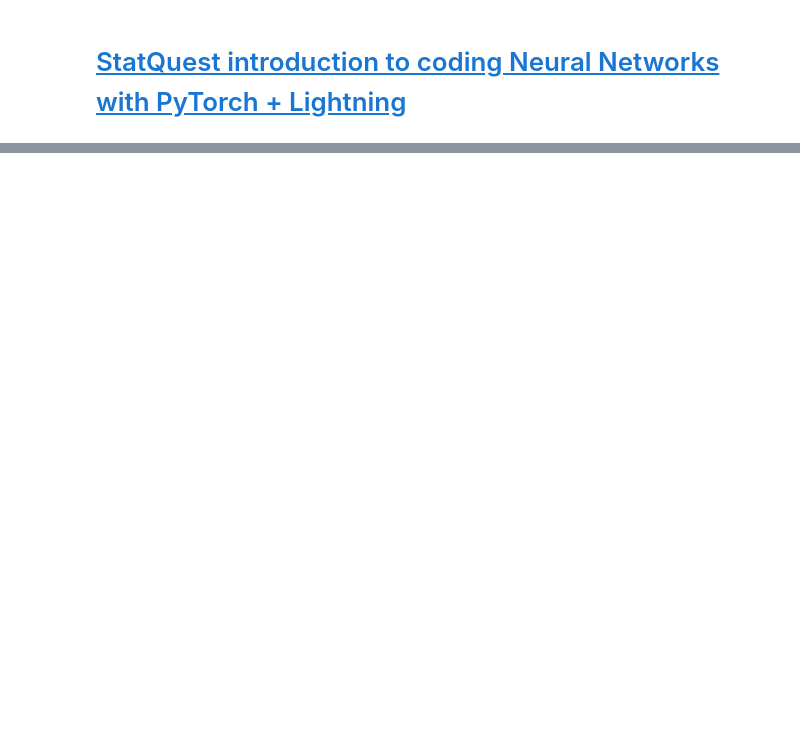
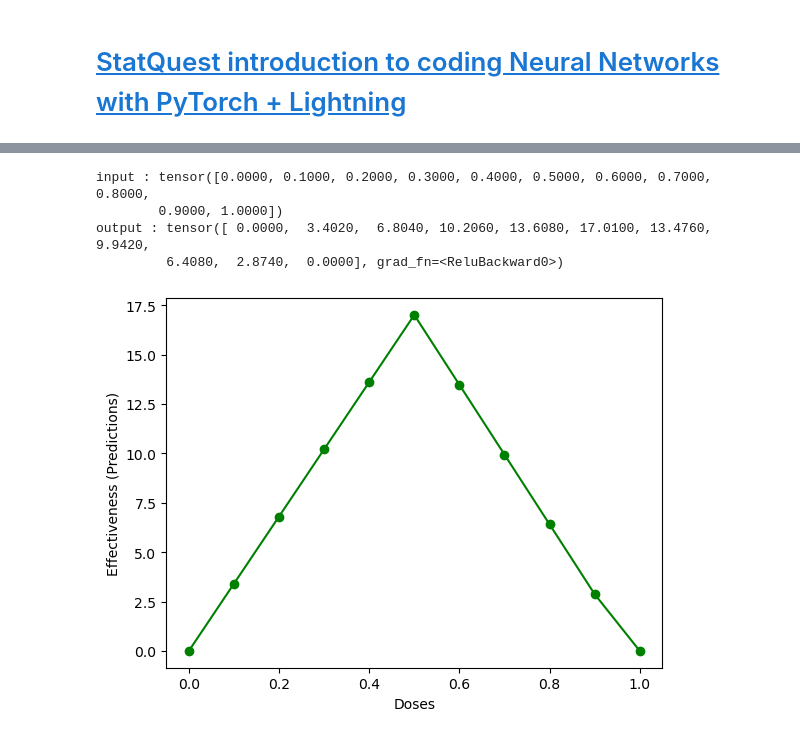
Before and after one commit to subratamondal1/Deep-Learning-with-PyTorch, a Jupyter notebook: statquest-deep-learning.ipynb, the cells around one changed output, grey strips where cells are left out. Saved outputs shown, nothing was run; the diff lists cells and outputs as text; code cells hidden in the pictures; blank space fills up the shorter version.

Commit message:
Kaggle Notebook | StatQuest Deep Learning | Version 2

```diff
--- a/statquest-deep-learning.ipynb
+++ b/statquest-deep-learning.ipynb
@@ -335,0 +406,62 @@ caused by: ['/opt/conda/lib/python3.10/site-packages/tensorflow_io/python/ops/li
+# %%
+class BasicLightning_train(L.LightningModule):
+    def __init__(self): # Initialization method for our new class i.e "BasicLightning"
+        super().__init__() # Calling the initialization method of the parent class i.e LightningModule
+
+        ### Set the Parameters (Weights & Biases)
+        self.w00 = nn.Parameter(data= torch.tensor(1.7), requires_grad=False)
+        self.b00 = nn.Parameter(data= torch.tensor(-0.85), requires_grad=False)
+        self.w01 = nn.Parameter(data= torch.tensor(-40.8), requires_grad=False)
+
+        self.w10 = nn.Parameter(data= torch.tensor(12.6), requires_grad=False)
+        self.b10 = nn.Parameter(data= torch.tensor(0.0), requires_grad=False)
+        self.w11 = nn.Parameter(data= torch.tensor(2.7), requires_grad=False)
+
+        # before
+        # self.final_bias = nn.Parameter(data=torch.tensor(-16.0), requires_grad=False)
+        # after
+        self.final_bias = nn.Parameter(data=torch.tensor(0.0), requires_grad=True)
+
+        # new
+        self.learning_rate = 0.01
+
+    ### Now we need to connect those PyTorch Parameters with Input, Activation Function & Output
+    ### In other words, we need a way to "make Forward Pass" through Neural Network that uses the weights & bias
+    ### that we have just initialized
+
+    def forward(self, inputs):
+        input_to_top_relu = inputs * self.w00 + self.b00
+        top_relu_output = F.relu(input_to_top_relu)
+        scaled_top_relu_output = top_relu_output * self.w01
+
+        input_to_bottom_relu = inputs * self.w10 + self.b10
+        bottom_relu_output = F.relu(input_to_bottom_relu)
+        scaled_bottom_relu_output = bottom_relu_output * self.w11
+
+        input_to_final_relu = (scaled_top_relu_output + scaled_bottom_relu_output + self.final_bias)
+
+        output = F.relu(input_to_final_relu)
+
+        return output
+
+# Make a quick test of our model (This is not the Training of Neural Network)
+input_doses = torch.linspace(start = 0, end = 1, steps = 11)
+print(f"input : {input_doses}")
+
+### Now, the idea is to pass these input_doses through our Neural Network "BasicNN"
+model = BasicLightning_train()
+
+# "model" calls the "forward" method by deafault
+output = model(input_doses)
+print(f"output : {output}")
+
+plt.plot(input_doses, output.detach(), color = "g", marker = "o")
+plt.xlabel("Doses")
+plt.ylabel("Effectiveness (Predictions)")
+plt.show()
+# %% [output]
+input : tensor([0.0000, 0.1000, 0.2000, 0.3000, 0.4000, 0.5000, 0.6000, 0.7000, 0.8000,
+        0.9000, 1.0000])
+output : tensor([ 0.0000,  3.4020,  6.8040, 10.2060, 13.6080, 17.0100, 13.4760,  9.9420,
+         6.4080,  2.8740,  0.0000], grad_fn=<ReluBackward0>)
+[figure, added]
```
Also changed, not shown: parts of 14 cells of this notebook.
